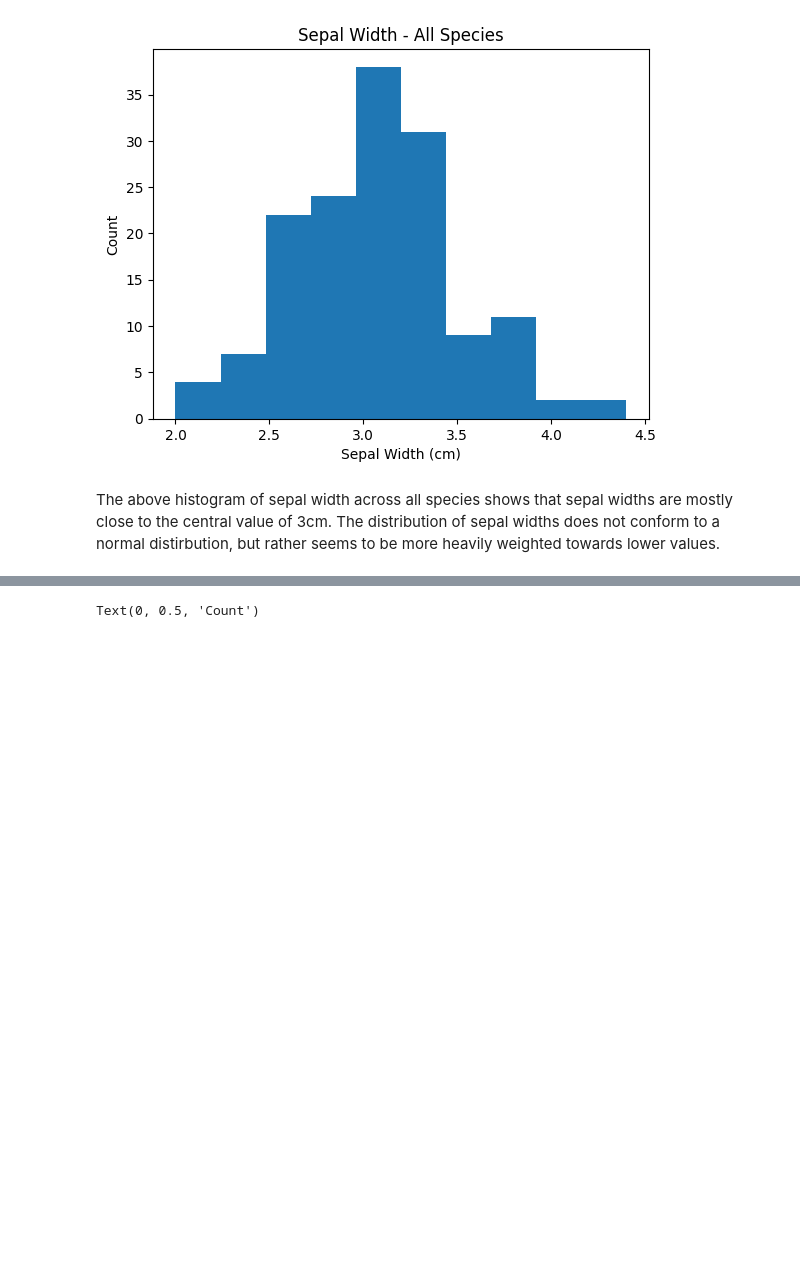
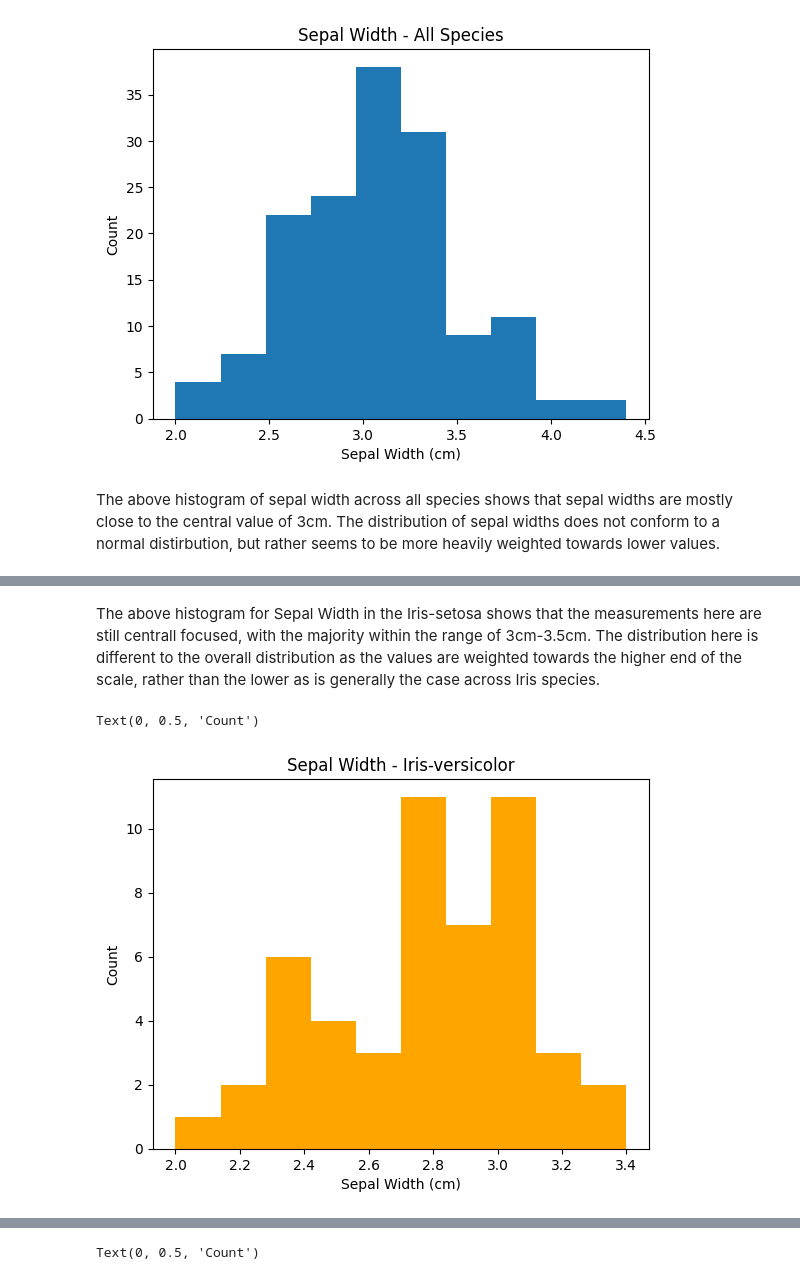
Before and after one commit to tomdbrophy/fund_data_analysis_assessment, a Jupyter notebook: project.ipynb, the cells around one changed output, grey strips where cells are left out. Cells and saved outputs as stored; diff of their text form; code cells hidden in the pictures; blank space fills up the shorter version.

```diff
--- a/project.ipynb
+++ b/project.ipynb
@@ -34,0 +44,11 @@ The above histogram of sepal width across all species shows that sepal widths ar
+# %% [markdown]
+The above histogram for Sepal Width in the Iris-setosa shows that the measurements here are still centrall focused, with the majority within the range of 3cm-3.5cm. The distribution here is different to the overall distribution as the values are weighted towards the higher end of the scale, rather than the lower as is generally the case across Iris species.
+# %%
+versicolor = df[df['species']=='Iris-versicolor']
+plt.hist(versicolor['sepal width'], color='orange')
+plt.title('Sepal Width - Iris-versicolor')
+plt.xlabel('Sepal Width (cm)')
+plt.ylabel('Count')
+# %% [output]
+Text(0, 0.5, 'Count')
+[figure, added]
```
Also changed, not shown: parts of 4 cells of this notebook.
